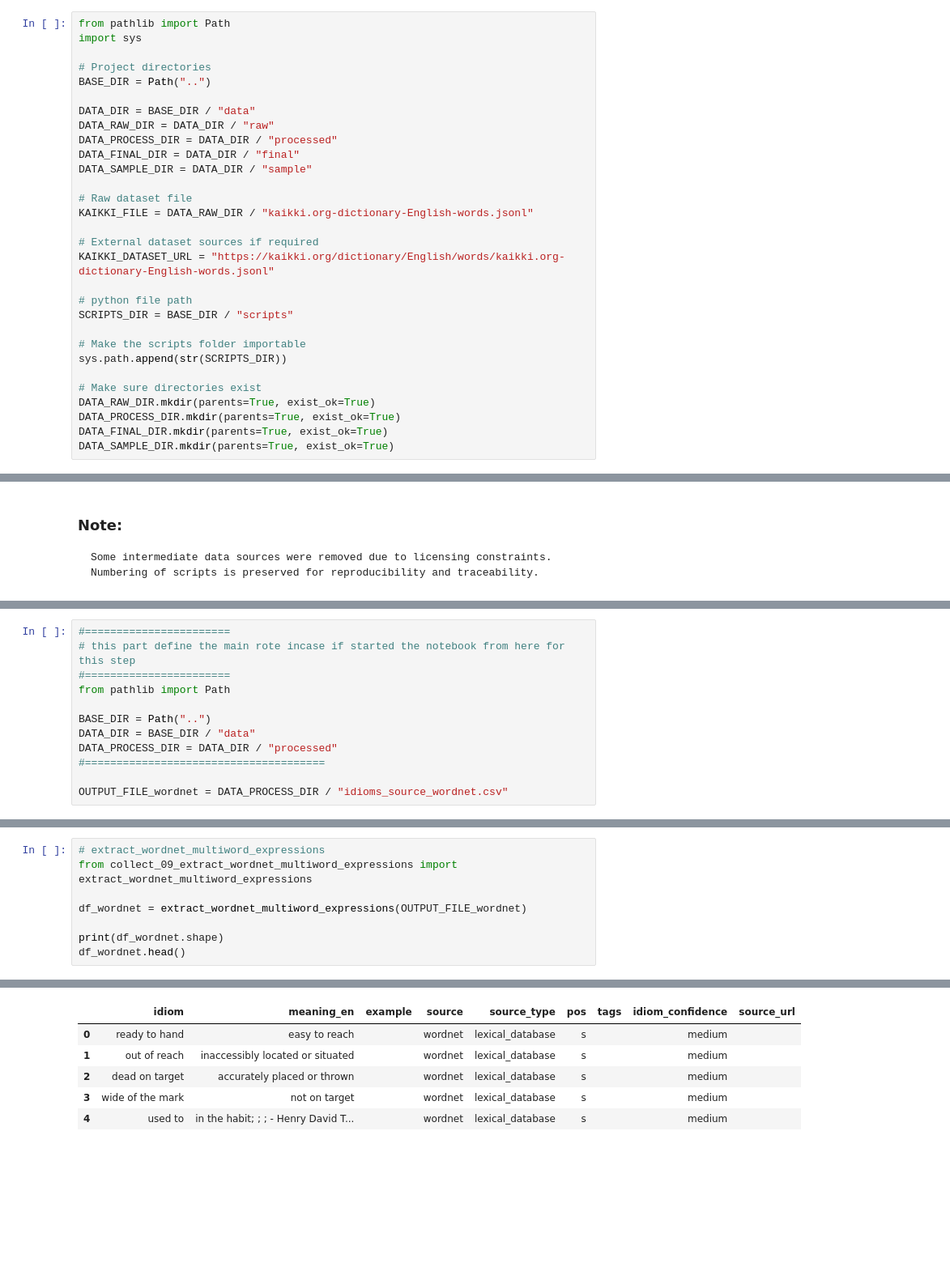
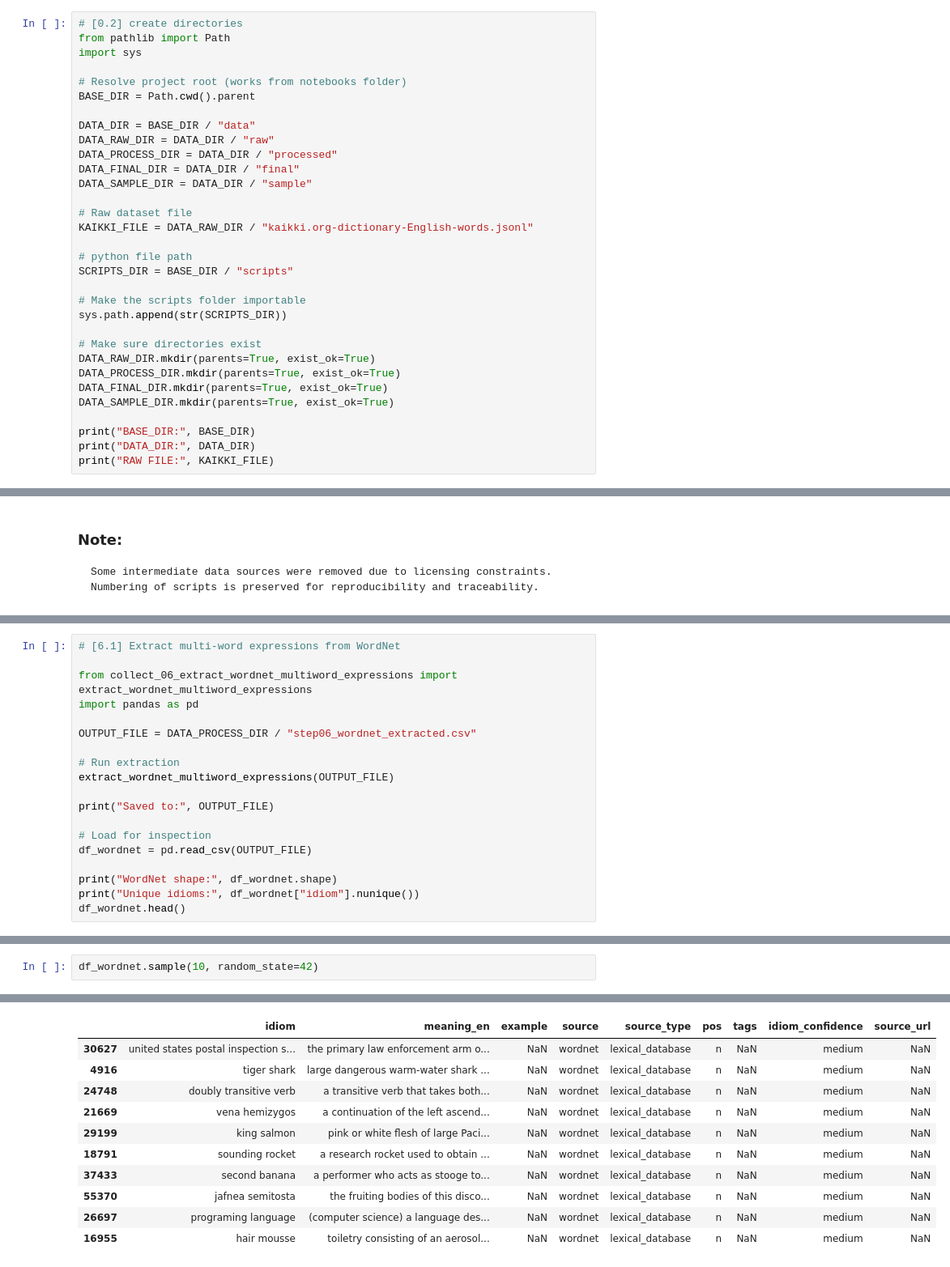
Before and after one commit to aymanshar/idiomx-dataset, a Jupyter notebook: notebooks/01_data_collection.ipynb, the cells around one changed output, grey strips where cells are left out. Shown at 81% size. Drawn from its saved outputs; the diff is of its cells as text; blank space fills up the shorter version.

Commit message:
data collection notebook reproducability test and research paper

```diff
--- a/notebooks/01_data_collection.ipynb
+++ b/notebooks/01_data_collection.ipynb
@@ -62,9 +102,10 @@ If you use this dataset, please cite the IdiomX research paper.
 # %%
+# [0.2] create directories
 from pathlib import Path
 import sys
 
-# Project directories
-BASE_DIR = Path("..")
+# Resolve project root (works from notebooks folder)
+BASE_DIR = Path.cwd().parent
 
 DATA_DIR = BASE_DIR / "data"
 DATA_RAW_DIR = DATA_DIR / "raw"
@@ -74,9 +115,6 @@ DATA_SAMPLE_DIR = DATA_DIR / "sample"
 
 # Raw dataset file
 KAIKKI_FILE = DATA_RAW_DIR / "kaikki.org-dictionary-English-words.jsonl"
-
-# External dataset sources if required
-KAIKKI_DATASET_URL = "https://kaikki.org/dictionary/English/words/kaikki.org-dictionary-English-words.jsonl"
 
 # python file path
 SCRIPTS_DIR = BASE_DIR / "scripts"
@@ -89,3 +127,7 @@ DATA_RAW_DIR.mkdir(parents=True, exist_ok=True)
 DATA_PROCESS_DIR.mkdir(parents=True, exist_ok=True)
 DATA_FINAL_DIR.mkdir(parents=True, exist_ok=True)
 DATA_SAMPLE_DIR.mkdir(parents=True, exist_ok=True)
+
+print("BASE_DIR:", BASE_DIR)
+print("DATA_DIR:", DATA_DIR)
+print("RAW FILE:", KAIKKI_FILE)
@@ -390,12 +542,19 @@ To expand the lexical coverage of idiomatic expressions, multi-word expressions
 # %%
-#=======================
-# this part define the main rote incase if started the notebook from here for this step
-#=======================
-from pathlib import Path
+# [6.1] Extract multi-word expressions from WordNet
 
-BASE_DIR = Path("..")
-DATA_DIR = BASE_DIR / "data"
-DATA_PROCESS_DIR = DATA_DIR / "processed"
-#======================================
+from collect_06_extract_wordnet_multiword_expressions import extract_wordnet_multiword_expressions
+import pandas as pd
 
-OUTPUT_FILE_wordnet = DATA_PROCESS_DIR / "idioms_source_wordnet.csv"
+OUTPUT_FILE = DATA_PROCESS_DIR / "step06_wordnet_extracted.csv"
+
+# Run extraction
+extract_wordnet_multiword_expressions(OUTPUT_FILE)
+
+print("Saved to:", OUTPUT_FILE)
+
+# Load for inspection
+df_wordnet = pd.read_csv(OUTPUT_FILE)
+
+print("WordNet shape:", df_wordnet.shape)
+print("Unique idioms:", df_wordnet["idiom"].nunique())
+df_wordnet.head()
@@ -402,9 +574,3 @@ OUTPUT_FILE_wordnet = DATA_PROCESS_DIR / "idioms_source_wordnet.csv"
 # %%
-# extract_wordnet_multiword_expressions
-from collect_09_extract_wordnet_multiword_expressions import extract_wordnet_multiword_expressions
-
-df_wordnet = extract_wordnet_multiword_expressions(OUTPUT_FILE_wordnet)
-
-print(df_wordnet.shape)
-df_wordnet.head()
+df_wordnet.sample(10, random_state=42)
 # %% [output]
@@ -415,9 +577,14 @@ Unique idioms: 64188
 |  | idiom | meaning_en | example | source | source_type | pos | tags | idiom_confidence | source_url |
-| 0 | ready to hand | easy to reach |  | wordnet | lexical_database | s |  | medium |  |
-| 1 | out of reach | inaccessibly located or situated |  | wordnet | lexical_database | s |  | medium |  |
-| 2 | dead on target | accurately placed or thrown |  | wordnet | lexical_database | s |  | medium |  |
-| 3 | wide of the mark | not on target |  | wordnet | lexical_database | s |  | medium |  |
-| 4 | used to | in the habit; ; ; - Henry David T... |  | wordnet | lexical_database | s |  | medium |  |
+| 30627 | united states postal inspection s... | the primary law enforcement arm o... | NaN | wordnet | lexical_database | n | NaN | medium | NaN |
+| 4916 | tiger shark | large dangerous warm-water shark ... | NaN | wordnet | lexical_database | n | NaN | medium | NaN |
+| 24748 | doubly transitive verb | a transitive verb that takes both... | NaN | wordnet | lexical_database | n | NaN | medium | NaN |
+| 21669 | vena hemizygos | a continuation of the left ascend... | NaN | wordnet | lexical_database | n | NaN | medium | NaN |
+| 29199 | king salmon | pink or white flesh of large Paci... | NaN | wordnet | lexical_database | n | NaN | medium | NaN |
+| 18791 | sounding rocket | a research rocket used to obtain ... | NaN | wordnet | lexical_database | n | NaN | medium | NaN |
+| 37433 | second banana | a performer who acts as stooge to... | NaN | wordnet | lexical_database | n | NaN | medium | NaN |
+| 55370 | jafnea semitosta | the fruiting bodies of this disco... | NaN | wordnet | lexical_database | n | NaN | medium | NaN |
+| 26697 | programing language | (computer science) a language des... | NaN | wordnet | lexical_database | n | NaN | medium | NaN |
+| 16955 | hair mousse | toiletry consisting of an aerosol... | NaN | wordnet | lexical_database | n | NaN | medium | NaN |
 # %% [markdown]
 ### Dataset Expansion with WordNet
 
```
Also changed, not shown: parts of 56 cells of this notebook, 25 other files.
